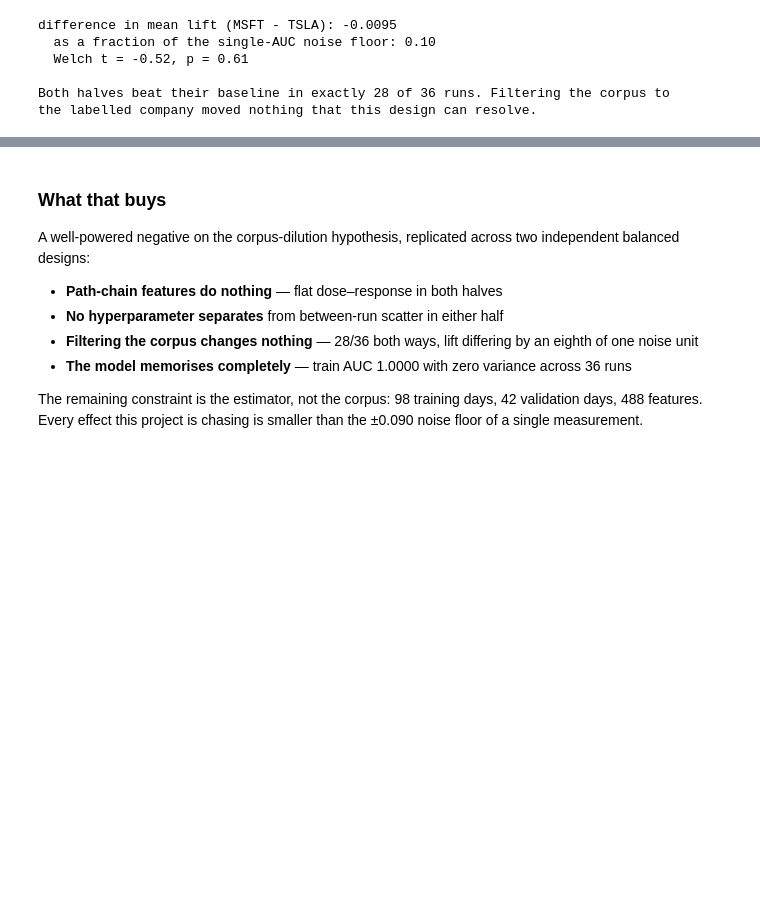
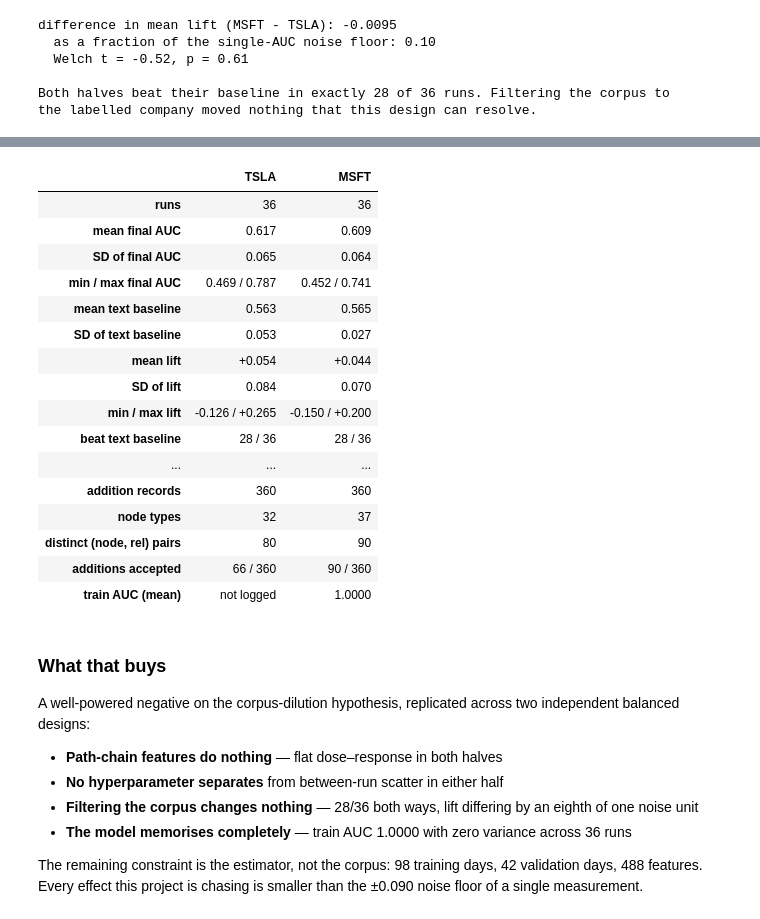
Before and after one commit to jjfrackowiak/finance-kg-builder, a Jupyter notebook: analysis/tsla_msft36_2026-08-14/report.ipynb, the cells around one changed output, grey strips where cells are left out. Saved outputs shown, nothing was run; the diff lists cells and outputs as text; code cells hidden in the pictures; blank space fills up the shorter version.

```diff
--- a/analysis/tsla_msft36_2026-08-14/report.ipynb
+++ b/analysis/tsla_msft36_2026-08-14/report.ipynb
@@ -261,16 +380,21 @@ the band — which is the report's central point.
 # %%
 fig, axes = plt.subplots(1, 2, figsize=(14, 4.4), sharey=True)
 for ax, t in zip(axes, TICKERS):
+    se = NOISE_SE[t]
     d = runs[runs.ticker == t].delta.sort_values().reset_index(drop=True)
-    ax.axhspan(-NOISE_SE, NOISE_SE, color="gray", alpha=.18, label="±1 SE noise band")
+    ax.axhspan(-se, se, color="gray", alpha=.18, label=f"±1 SE = ±{se:.3f}")
     ax.bar(d.index, d, color=np.where(d > 0, "tab:green", "tab:red"), alpha=.85)
     ax.axhline(0, color="k", lw=1)
     ax.axhline(d.mean(), ls="--", lw=1.4)
-    inside = int((d.abs() <= NOISE_SE).sum())
+    inside = int((d.abs() <= se).sum())
     ax.set_title(f"{t} — mean {d.mean():+.3f}, {inside}/36 inside the band")
     ax.set_xlabel("run (sorted by lift)")
     ax.legend(fontsize=8)
 axes[0].set_ylabel("final AUC − text AUC")
 plt.tight_layout(); plt.show()
+
+for t in TICKERS:
+    d = runs[runs.ticker == t].delta
+    print(f"{t}: {int((d.abs() <= NOISE_SE[t]).sum())}/36 runs inside ±{NOISE_SE[t]:.4f}")
 # %% [output]
 [figure]
@@ -564,6 +733,10 @@ acc = adds.groupby(["ticker", "step"]).agg(
     accepted=("status", lambda s: (s == "accepted").sum()),
 )
 acc["accept_%"] = (100 * acc.accepted / acc.proposed).round(0)
+for t in TICKERS:
+    a = acc.loc[t]
+    print(f"{t}: step 1 {a.loc[1,'accept_%']:.0f}%, steps 2+ range "
+          f"{a.loc[2:,'accept_%'].min():.0f}-{a.loc[2:,'accept_%'].max():.0f}%")
 
 fig, axes = plt.subplots(1, 2, figsize=(14, 4), sharey=True)
 for ax, t in zip(axes, TICKERS):
@@ -595,0 +785,7 @@ acc
+# %%
+# Cost of extra evolution steps — the claim in the report's cost paragraph.
+for t in TICKERS:
+    m = runs[runs.ticker == t].groupby("steps").final_auc.mean()
+    print(f"{t}: steps7 - steps3 = {m[7]-m[3]:+.4f}   "
+          f"mean(steps5,7) - steps3 = {(m[5]+m[7])/2 - m[3]:+.4f}   "
+          f"(noise floor {NOISE_SE[t]:.3f})")
@@ -668,0 +874,50 @@ the labelled company moved nothing that this design can resolve.
+# %%
+def eta2_total(s):
+    """Share of a half's AUC variance explained by the four factors jointly."""
+    total = ((s.final_auc - s.final_auc.mean()) ** 2).sum()
+    between = sum((g.count() * (g.mean() - s.final_auc.mean()) ** 2).sum()
+                  for g in (s.groupby(f).final_auc for f in FACTORS))
+    return between / total
+
+
+def per_ticker(fn):
+    """Apply fn to each half's runs+additions, returning a {ticker: value} dict."""
+    return {t: fn(runs[runs.ticker == t], adds[adds.ticker == t]) for t in TICKERS}
+
+
+checks = {
+    "runs":                       per_ticker(lambda r, a: len(r)),
+    "mean final AUC":             per_ticker(lambda r, a: f"{r.final_auc.mean():.3f}"),
+    "SD of final AUC":            per_ticker(lambda r, a: f"{r.final_auc.std():.3f}"),
+    "min / max final AUC":        per_ticker(lambda r, a: f"{r.final_auc.min():.3f} / {r.final_auc.max():.3f}"),
+    "mean text baseline":         per_ticker(lambda r, a: f"{r.baseline_auc.mean():.3f}"),
+    "SD of text baseline":        per_ticker(lambda r, a: f"{r.baseline_auc.std():.3f}"),
+    "mean lift":                  per_ticker(lambda r, a: f"{r.delta.mean():+.3f}"),
+    "SD of lift":                 per_ticker(lambda r, a: f"{r.delta.std():.3f}"),
+    "min / max lift":             per_ticker(lambda r, a: f"{r.delta.min():+.3f} / {r.delta.max():+.3f}"),
+    "beat text baseline":         per_ticker(lambda r, a: f"{(r.delta > 0).sum()} / 36"),
+    "mean Brier":                 per_ticker(lambda r, a: f"{r.brier_score.mean():.3f}"),
+    "noise floor SE(AUC)":        {t: f"{NOISE_SE[t]:.4f}" for t in TICKERS},
+    "runs inside noise band":     {t: f"{int((runs[runs.ticker==t].delta.abs() <= NOISE_SE[t]).sum())} / 36"
+                                   for t in TICKERS},
+    "path: Spearman rho":         per_ticker(lambda r, a: f"{stats.spearmanr(r.path_mean_norm, r.final_auc)[0]:+.3f}"),
+    "path: OLS slope":            per_ticker(lambda r, a: f"{np.polyfit(r.path_mean_norm, r.final_auc, 1)[0]:+.3f}"),
+    "path: empty blocks":         per_ticker(lambda r, a: f"{int((r.path_mean_norm == 0).sum())} / 36"),
+    "furthest factor level":      per_ticker(lambda r, a: f"{max(abs(r.groupby(f).final_auc.mean() - r.final_auc.mean()).max() for f in FACTORS):.3f}"),
+    "variance explained (4 factors)": per_ticker(lambda r, a: f"{eta2_total(r):.3f}"),
+    "steps7 - steps3 AUC":        per_ticker(lambda r, a: f"{r.groupby('steps').final_auc.mean()[7] - r.groupby('steps').final_auc.mean()[3]:+.3f}"),
+    "addition records":           per_ticker(lambda r, a: len(a)),
+    "node types":                 per_ticker(lambda r, a: a.node.nunique()),
+    "distinct (node, rel) pairs": per_ticker(lambda r, a: a.groupby(["node", "relationship"]).ngroups),
+    "additions accepted":         per_ticker(lambda r, a: f"{(a.status == 'accepted').sum()} / {len(a)}"),
+    "train AUC (mean)":           per_ticker(lambda r, a: f"{r.train_auc.mean():.4f}" if r.train_auc.notna().any() else "not logged"),
+}
+cross = pd.DataFrame(checks).T[TICKERS]
+
+print("cross-half quantities (single-valued):")
+print(f"  MSFT - TSLA lift gap        {gap:+.4f}  ({abs(gap)/mean_se:.2f} noise units)")
+print(f"  Welch t / p                 {t_stat:+.2f} / {p_val:.2f}")
+print(f"  win-rate rank correlation   rho {rho:+.3f} (p {p:.2f}) over {len(common)} pairs")
+print(f"  candidates with null rel.   {len(missing)} of {len(adds)}\n")
+cross
+# %% [output]
@@ -669,3 +929,20 @@ the labelled company moved nothing that this design can resolve.
+|  | TSLA | MSFT |
+| runs | 36 | 36 |
+| mean final AUC | 0.617 | 0.609 |
+| SD of final AUC | 0.065 | 0.064 |
+| min / max final AUC | 0.469 / 0.787 | 0.452 / 0.741 |
+| mean text baseline | 0.563 | 0.565 |
+| SD of text baseline | 0.053 | 0.027 |
+| mean lift | +0.054 | +0.044 |
+| SD of lift | 0.084 | 0.070 |
+| min / max lift | -0.126 / +0.265 | -0.150 / +0.200 |
+| beat text baseline | 28 / 36 | 28 / 36 |
+| ... | ... | ... |
+| addition records | 360 | 360 |
+| node types | 32 | 37 |
+| distinct (node, rel) pairs | 80 | 90 |
+| additions accepted | 66 / 360 | 90 / 360 |
+| train AUC (mean) | not logged | 1.0000 |
 # %% [markdown]
 ### What that buys
 
```
Also changed, not shown: parts of 18 cells of this notebook, 4 other files.
